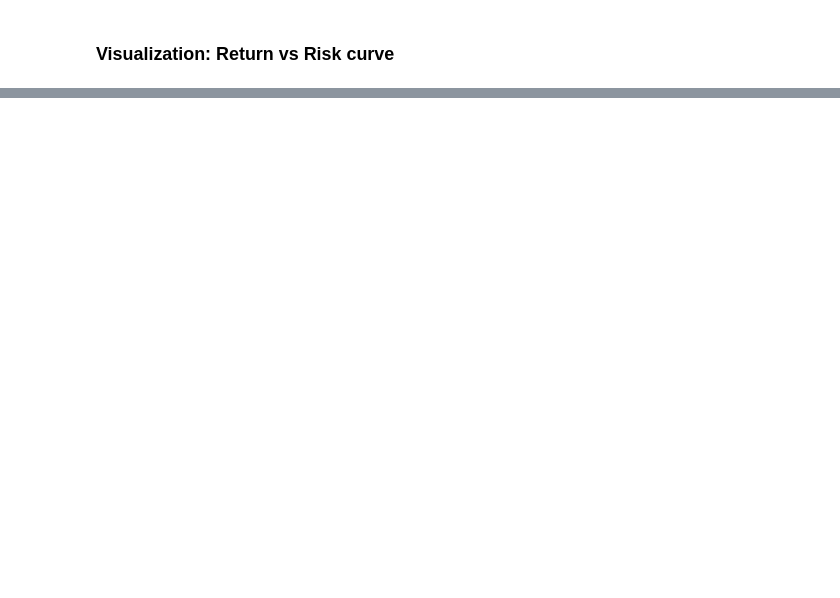
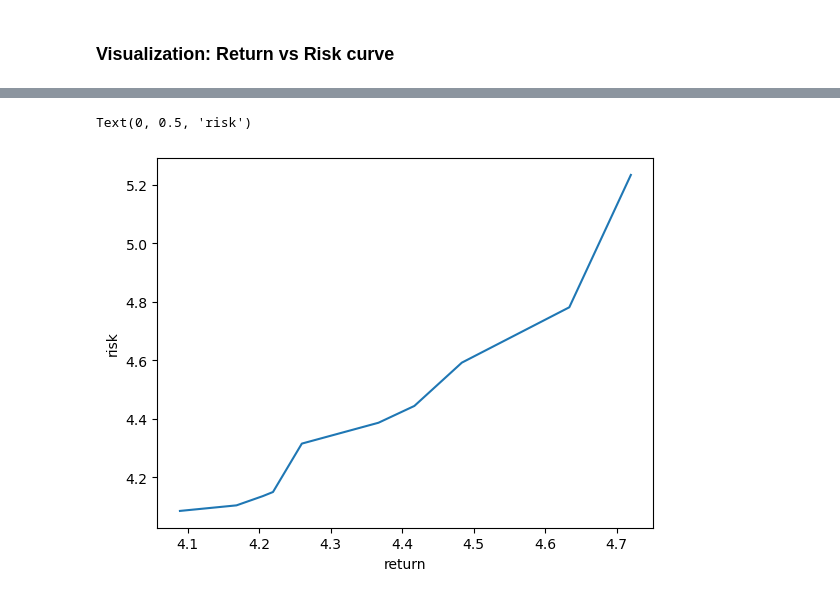
Before and after one commit to rodolfolermacontreras/Business_Analytics_WK5_Update, a Jupyter notebook: Week5-v2_VariableSelection.ipynb, the cells around one changed output, grey strips where cells are left out. Cells and saved outputs as stored; diff of their text form; code cells hidden in the pictures; blank space fills up the shorter version.

```diff
--- a/Week5-v2_VariableSelection.ipynb
+++ b/Week5-v2_VariableSelection.ipynb
@@ -1068,0 +1108,7 @@ Text(0, 0.5, 'risk')
+# %%
+plt.plot(table[:,0],table[:,1])
+plt.xlabel("return")
+plt.ylabel("risk")
+# %% [output]
+Text(0, 0.5, 'risk')
+[figure, added]
```
Also changed, not shown: parts of 27 cells of this notebook, 4 other files.
